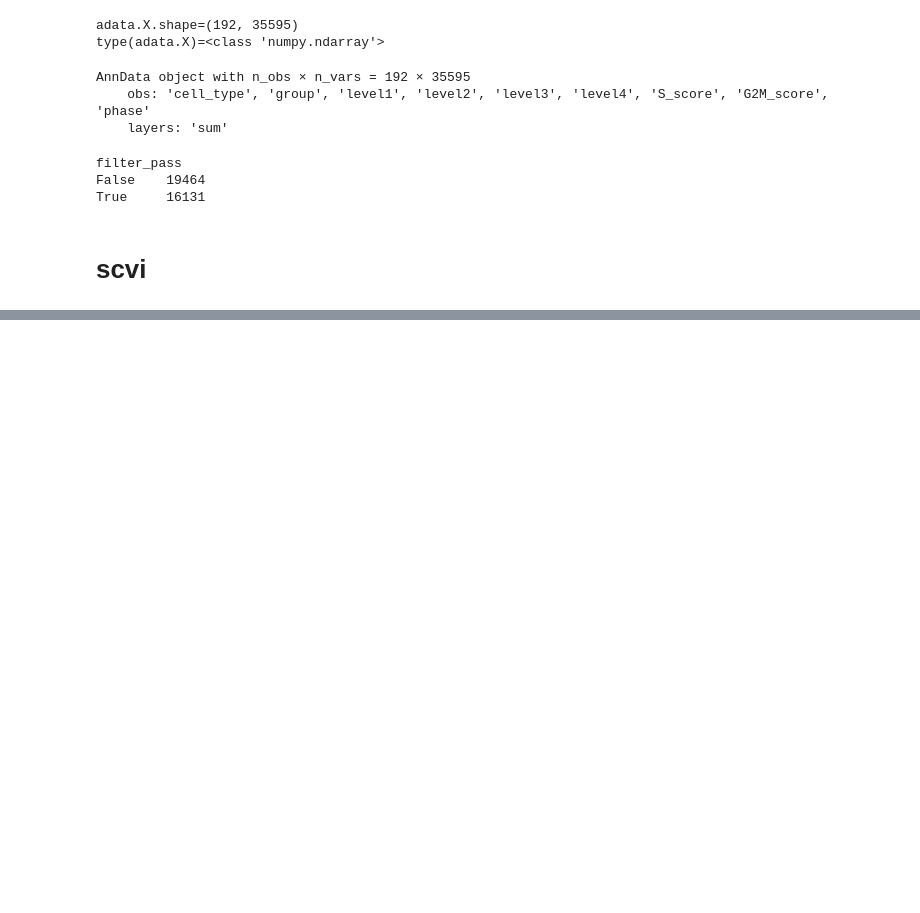
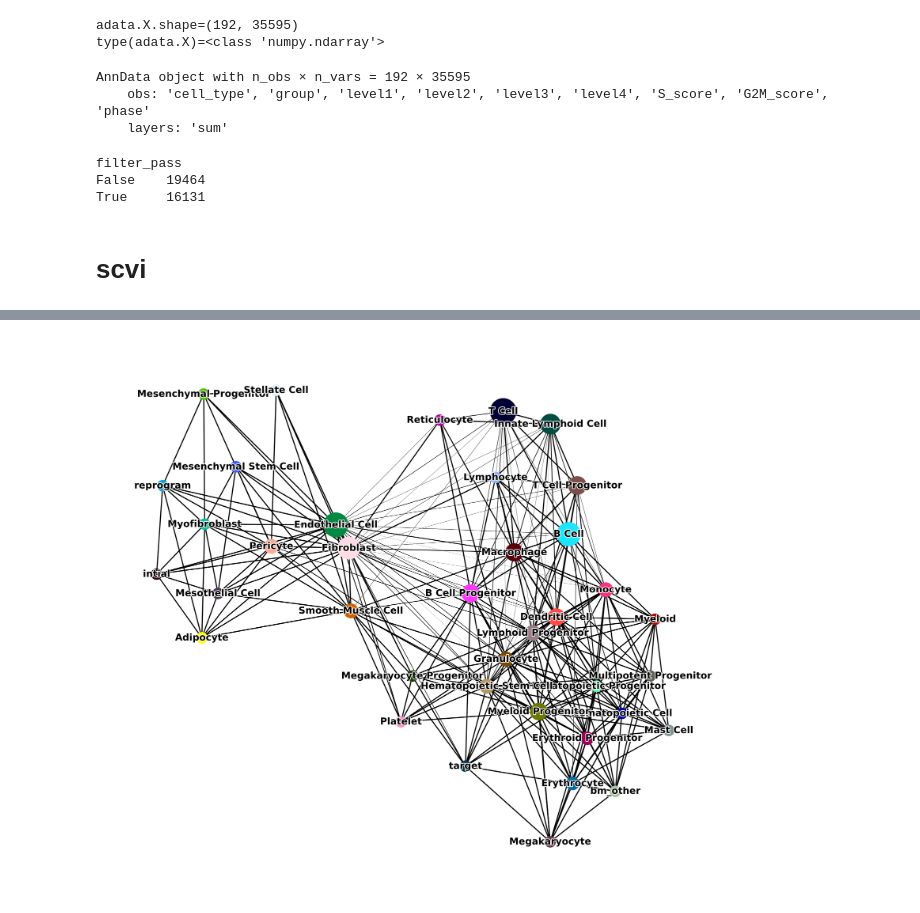
Before and after one commit to CooperStansbury/hematokytos, a Jupyter notebook: notebooks/benchmarks/scvi_benchmark.ipynb, the cells around one changed output, grey strips where cells are left out. Drawn from its saved outputs; the diff is of its cells as text; code cells hidden in the pictures; blank space fills up the shorter version.

```diff
--- a/notebooks/benchmarks/scvi_benchmark.ipynb
+++ b/notebooks/benchmarks/scvi_benchmark.ipynb
@@ -370,0 +351,26 @@ Wall time: 562 ms
+# %%
+%%time
+n_neighbors = 15
+paga_group_column = "level3"
+n_pcs = 50
+
+rsc.pp.neighbors(
+    embed,
+    n_pcs=n_pcs,
+    n_neighbors=n_neighbors,
+)
+
+# plot the embedding
+sc.tl.paga(embed, groups=paga_group_column)
+
+plt.rcParams['figure.dpi'] = 200
+plt.rcParams['figure.figsize'] = 10, 10
+sc.pl.paga(
+    embed,
+    fontoutline=1.5,
+    edge_width_scale=0.15,
+    frameon=False,
+)
+
+embed.obsm['X_paga'] = get_init_pos_from_paga(embed)
+# %% [output]
@@ -370,0 +381 @@ Wall time: 562 ms
+[figure, added]
```
Also changed, not shown: parts of 18 cells of this notebook, 4 other files.
